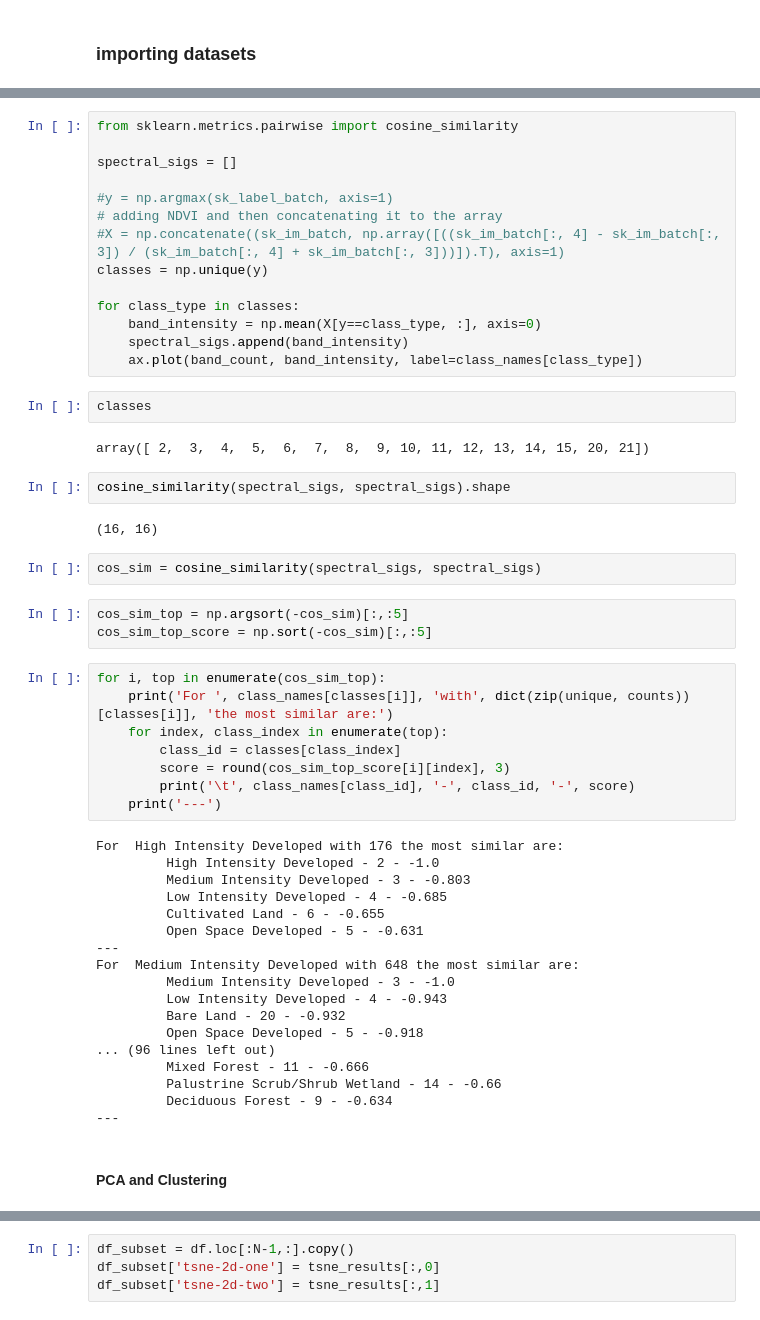
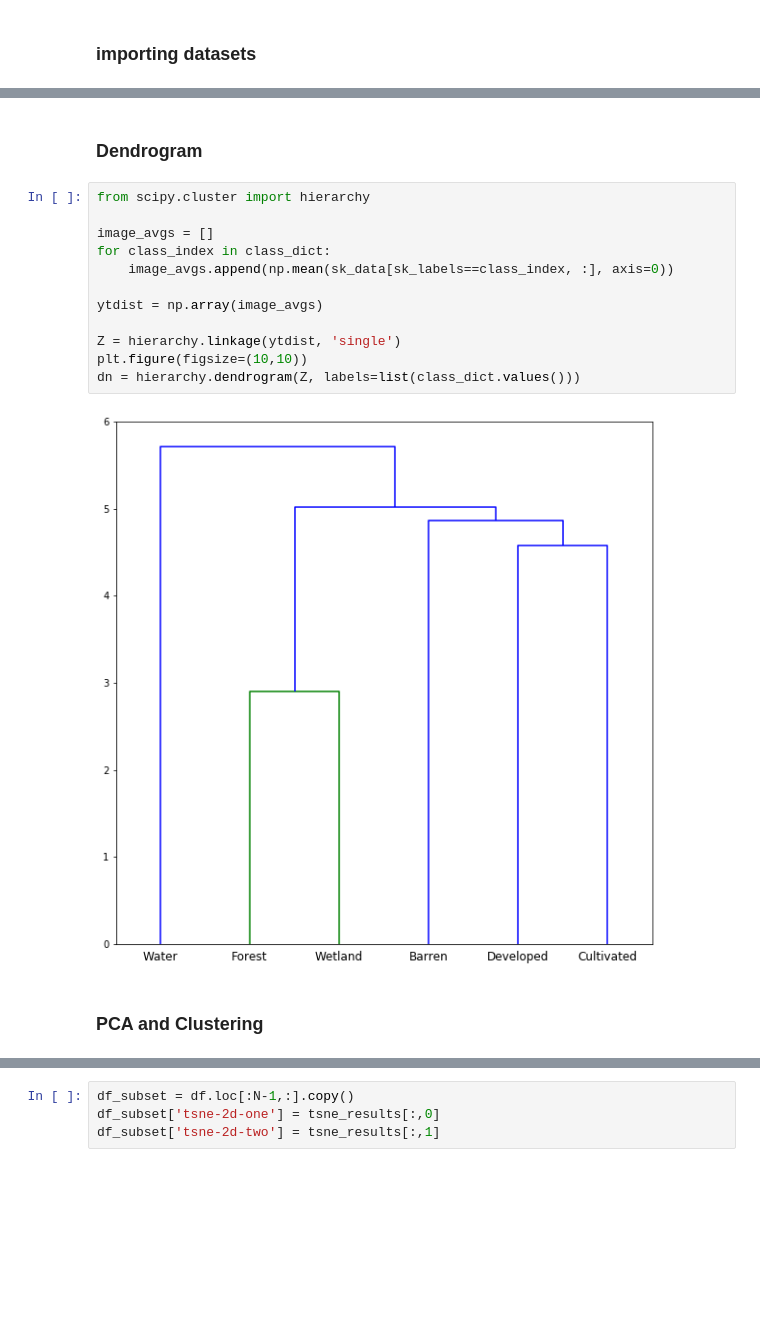
Before and after one commit to patrickcgray/landcover_rcnn, a Jupyter notebook: Clustering and Viz Experimentation.ipynb, the cells around one changed output, grey strips where cells are left out. Drawn from its saved outputs; the diff is of its cells as text; blank space fills up the shorter version.

```diff
--- a/Clustering and Viz Experimentation.ipynb
+++ b/Clustering and Viz Experimentation.ipynb
@@ -240,58 +132,21 @@ dict(zip(unique, counts))
-# %%
-from sklearn.metrics.pairwise import cosine_similarity
-
-spectral_sigs = []
-
-#y = np.argmax(sk_label_batch, axis=1)
-# adding NDVI and then concatenating it to the array
-#X = np.concatenate((sk_im_batch, np.array([((sk_im_batch[:, 4] - sk_im_batch[:, 3]) / (sk_im_batch[:, 4] + sk_im_batch[:, 3]))]).T), axis=1)
-classes = np.unique(y)
-
-for class_type in classes:
-    band_intensity = np.mean(X[y==class_type, :], axis=0)
-    spectral_sigs.append(band_intensity)
-    ax.plot(band_count, band_intensity, label=class_names[class_type])
-# %%
-classes
-# %% [output]
-array([ 2,  3,  4,  5,  6,  7,  8,  9, 10, 11, 12, 13, 14, 15, 20, 21])
-# %%
-cosine_similarity(spectral_sigs, spectral_sigs).shape
-# %% [output]
-(16, 16)
-# %%
-cos_sim = cosine_similarity(spectral_sigs, spectral_sigs)
-# %%
-cos_sim_top = np.argsort(-cos_sim)[:,:5]
-cos_sim_top_score = np.sort(-cos_sim)[:,:5]
-# %%
-for i, top in enumerate(cos_sim_top):
-    print('For ', class_names[classes[i]], 'with', dict(zip(unique, counts))[classes[i]], 'the most similar are:')
-    for index, class_index in enumerate(top):
-        class_id = classes[class_index]
-        score = round(cos_sim_top_score[i][index], 3)
-        print('\t', class_names[class_id], '-', class_id, '-', score)
-    print('---')
-# %% [output]
-For  High Intensity Developed with 176 the most similar are:
-         High Intensity Developed - 2 - -1.0
-         Medium Intensity Developed - 3 - -0.803
-         Low Intensity Developed - 4 - -0.685
-         Cultivated Land - 6 - -0.655
-         Open Space Developed - 5 - -0.631
----
-For  Medium Intensity Developed with 648 the most similar are:
-         Medium Intensity Developed - 3 - -1.0
-         Low Intensity Developed - 4 - -0.943
-         Bare Land - 20 - -0.932
-         Open Space Developed - 5 - -0.918
-... (96 lines left out)
-         Mixed Forest - 11 - -0.666
-         Palustrine Scrub/Shrub Wetland - 14 - -0.66
-         Deciduous Forest - 9 - -0.634
----
+# %% [markdown]
+### Dendrogram
+# %%
+from scipy.cluster import hierarchy
+
+image_avgs = []
+for class_index in class_dict:
+    image_avgs.append(np.mean(sk_data[sk_labels==class_index, :], axis=0))
+
+ytdist = np.array(image_avgs)
+
+Z = hierarchy.linkage(ytdist, 'single')
+plt.figure(figsize=(10,10))
+dn = hierarchy.dendrogram(Z, labels=list(class_dict.values()))
+# %% [output]
+[figure, added]
 # %% [markdown]
-#### PCA and Clustering
+### PCA and Clustering
 # %%
 from sklearn.decomposition import PCA
 import seaborn as sns
```
Also changed, not shown: parts of 29 cells of this notebook, 3 other files.
